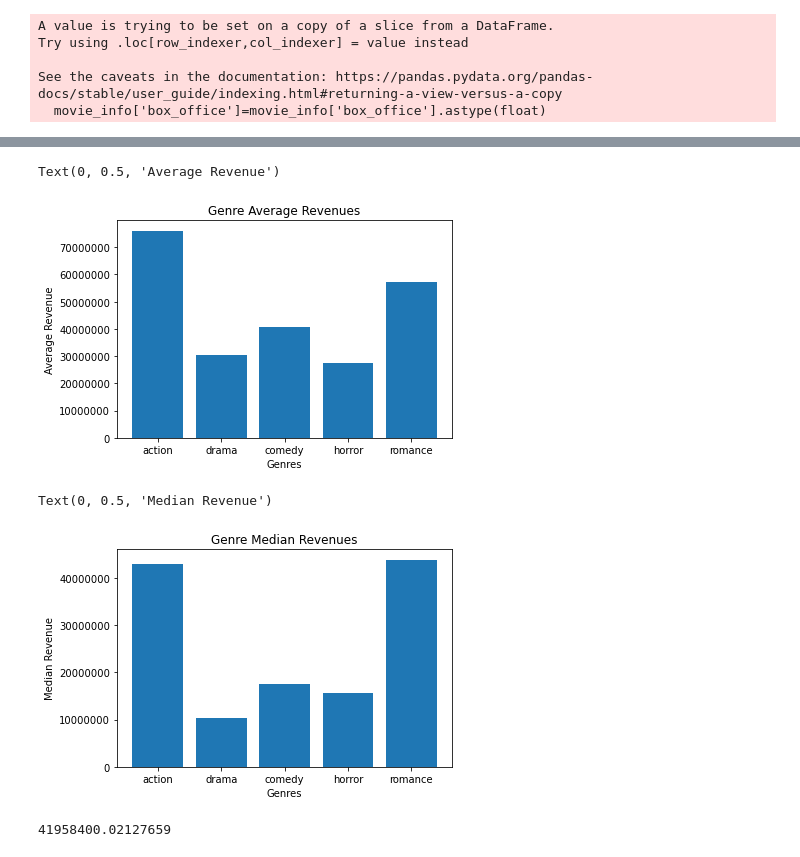
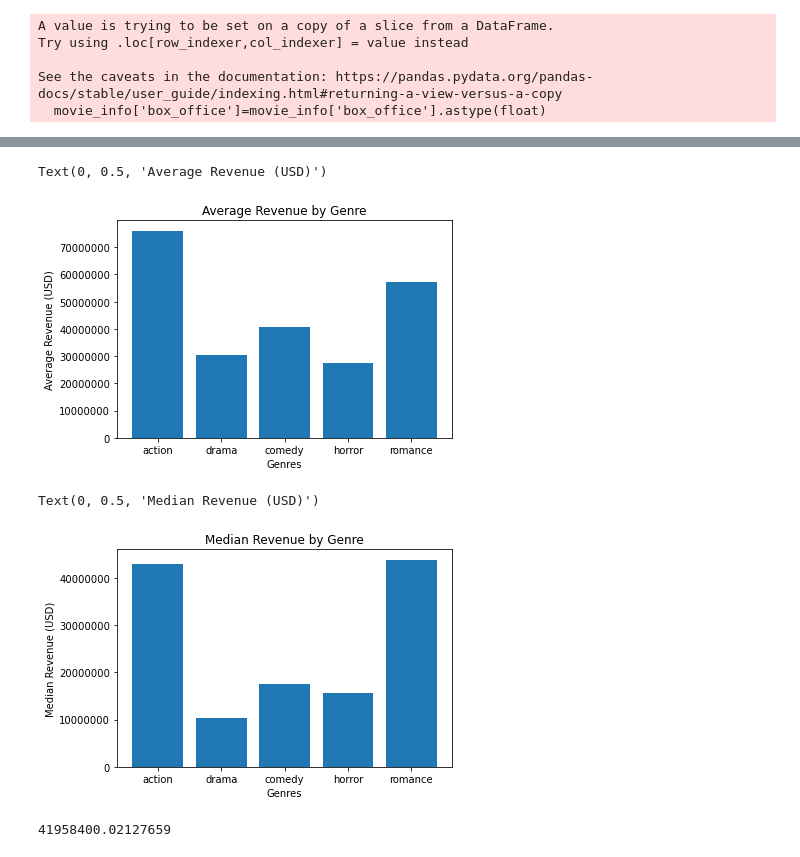
Before and after one commit to jumholtz/AIOverlordSupporters, a Jupyter notebook: student.ipynb, the cells around one changed output, grey strips where cells are left out. Drawn from its saved outputs; the diff is of its cells as text; code cells hidden in the pictures.

```diff
--- a/student.ipynb
+++ b/student.ipynb
@@ -236,29 +236,29 @@ ax.bar(top_genres_rev.keys(),top_genres_rev.values() )
 
 
 
-ax.set_title("Genre Average Revenues")
+ax.set_title("Average Revenue by Genre")
 ax.set_xlabel("Genres")
-ax.set_ylabel("Average Revenue")
+ax.set_ylabel("Average Revenue (USD)")
 # %% [output]
-Text(0, 0.5, 'Average Revenue')
+Text(0, 0.5, 'Average Revenue (USD)')
-[figure, old version]
+[figure, new version]
 # %%
 top_genres_med = {'action':action_med,'drama':drama_med,'comedy':comedy_med,'horror':horror_med,'romance':romance_med}
 # %%
 fig, ax=plt.subplots()
 plt.ticklabel_format(style='plain')
 ax.bar(top_genres_med.keys(),top_genres_med.values() )
 
 
 
 
 
-ax.set_title("Genre Median Revenues")
+ax.set_title("Median Revenue by Genre")
 ax.set_xlabel("Genres")
-ax.set_ylabel("Median Revenue")
+ax.set_ylabel("Median Revenue (USD)")
 # %% [output]
-Text(0, 0.5, 'Median Revenue')
+Text(0, 0.5, 'Median Revenue (USD)')
-[figure, old version]
+[figure, new version]
 # %%
 movie_info['box_office'].mean()
 # %% [output]
```
Also changed, not shown: parts of 7 cells of this notebook.
